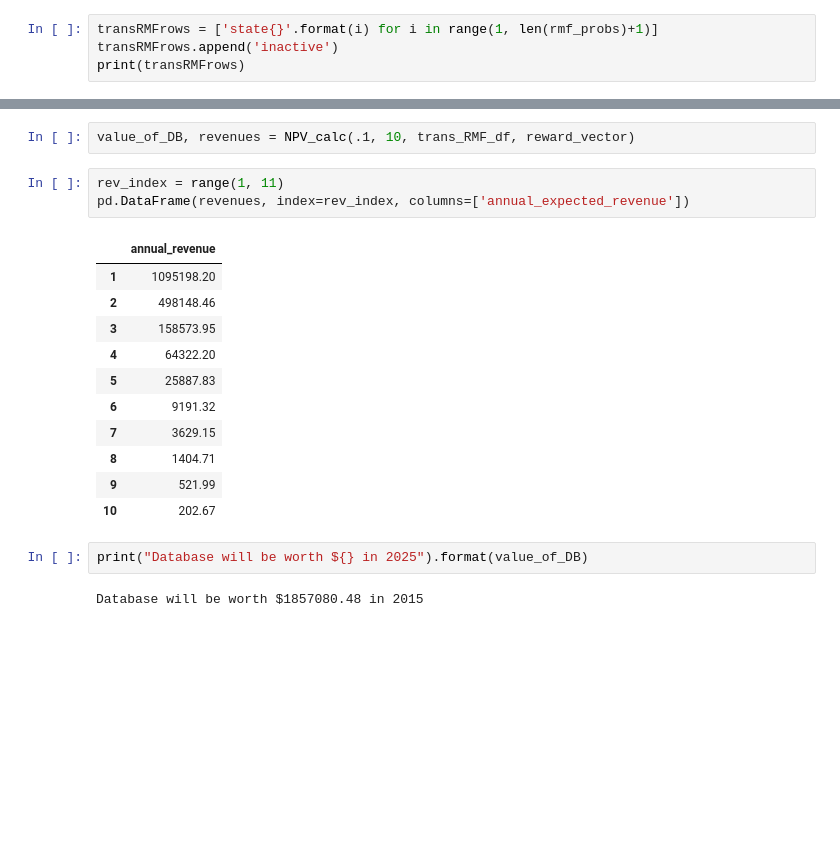
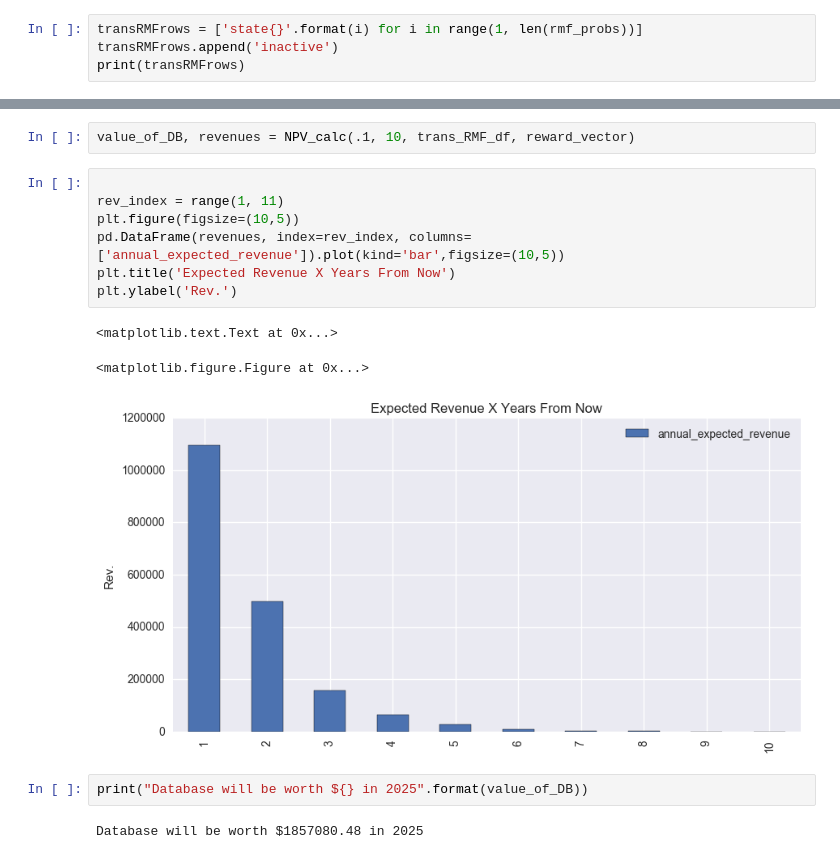
Before and after one commit to jonhilgart22/Galvanize-Data-Leadership, a Jupyter notebook: week5-MCM-CLV/Team-8-Markov-Chains_final.ipynb, the cells around one changed output, grey strips where cells are left out. Cells and saved outputs as stored; diff of their text form; blank space fills up the shorter version.

```diff
--- a/week5-MCM-CLV/Team-8-Markov-Chains_final.ipynb
+++ b/week5-MCM-CLV/Team-8-Markov-Chains_final.ipynb
@@ -742,7 +736,7 @@ rmf_probs
 # %% [markdown]
 ## One-time RMF Transition Matrix
 # %%
-transRMFrows = ['state{}'.format(i) for i in range(1, len(rmf_probs)+1)]
+transRMFrows = ['state{}'.format(i) for i in range(1, len(rmf_probs))]
 transRMFrows.append('inactive')
 print(transRMFrows)
 # %% [output]
@@ -945,22 +938,18 @@ dtype: float64
 * Note: these numbers are in terms of TODAY'S dollars
 # %%
 value_of_DB, revenues = NPV_calc(.1, 10, trans_RMF_df, reward_vector)
-# %%
-rev_index = range(1, 11)
-pd.DataFrame(revenues, index=rev_index, columns=['annual_expected_revenue'])
-# %% [output]
-|  | annual_revenue |
-| 1 | 1095198.20 |
-| 2 | 498148.46 |
-| 3 | 158573.95 |
-| 4 | 64322.20 |
-| 5 | 25887.83 |
-| 6 | 9191.32 |
-| 7 | 3629.15 |
-| 8 | 1404.71 |
-| 9 | 521.99 |
-| 10 | 202.67 |
+# %%
+
+rev_index = range(1, 11)
+plt.figure(figsize=(10,5))
+pd.DataFrame(revenues, index=rev_index, columns=['annual_expected_revenue']).plot(kind='bar',figsize=(10,5))
+plt.title('Expected Revenue X Years From Now')
+plt.ylabel('Rev.')
+# %% [output]
+<matplotlib.text.Text at 0x...>
+<matplotlib.figure.Figure at 0x...>
+[figure, added]
 # %%
-print("Database will be worth ${} in 2025").format(value_of_DB)
+print("Database will be worth ${} in 2025".format(value_of_DB))
 # %% [output]
-Database will be worth $1857080.48 in 2015
+Database will be worth $1857080.48 in 2025
```
Also changed, not shown: parts of 51 cells of this notebook.
